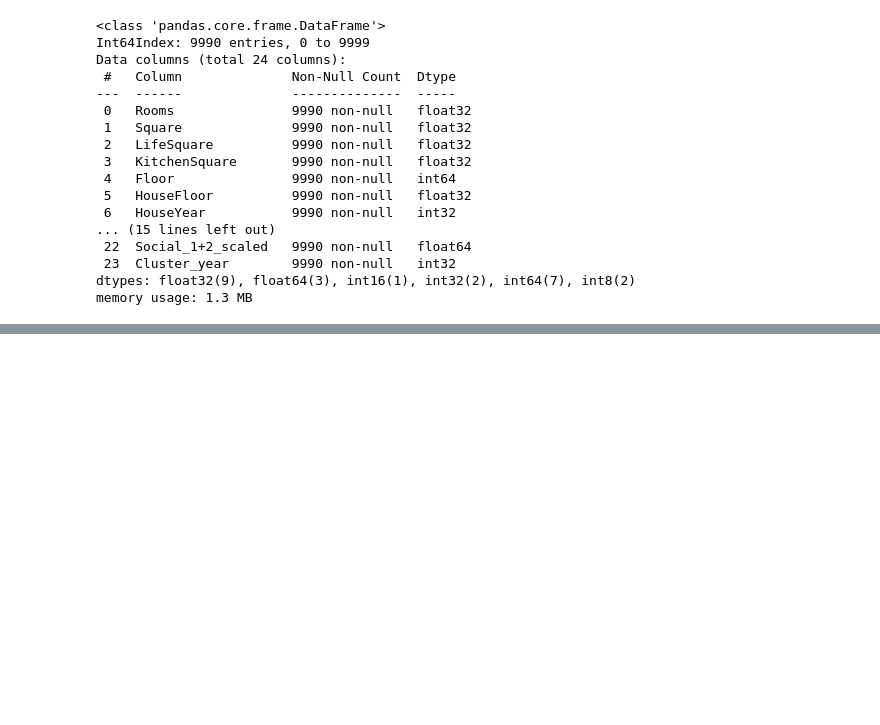
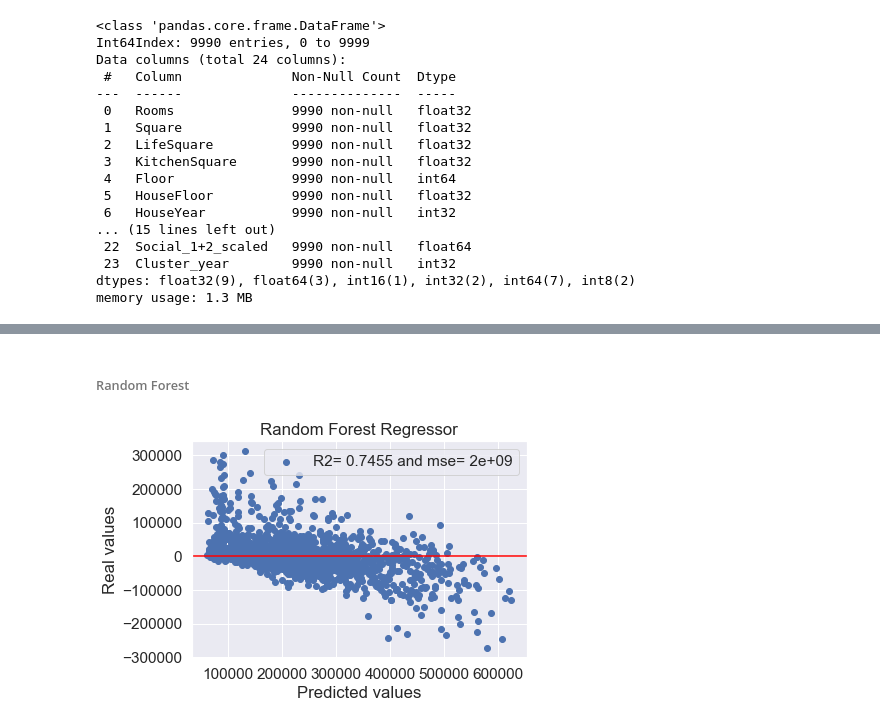
Before and after one commit to NickHlzv/Numpy-Pandas-Scikit, a Jupyter notebook: Course/Course.ipynb, the cells around one changed output, grey strips where cells are left out. Drawn from its saved outputs; the diff is of its cells as text; code cells hidden in the pictures; blank space fills up the shorter version.

```diff
--- a/Course/Course.ipynb
+++ b/Course/Course.ipynb
@@ -991,0 +1050,10 @@ memory usage: 1.3 MB
+# %% [markdown]
+###### Random Forest
+# %%
+random_forest_regressor = RandomForestRegressor().fit(x_train_scaled, y_train)
+models_dict['Random Forest Regressor'] = random_forest_regressor
+# %%
+model_test(random_forest_regressor,
+           'Random Forest Regressor', x_test_scaled, y_test)
+# %% [output]
+[figure, added]
```
Also changed, not shown: parts of 55 cells of this notebook, 2 other files.
